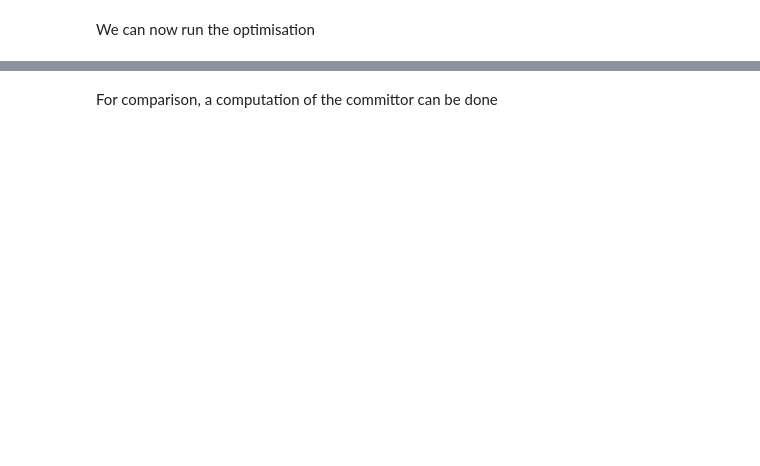
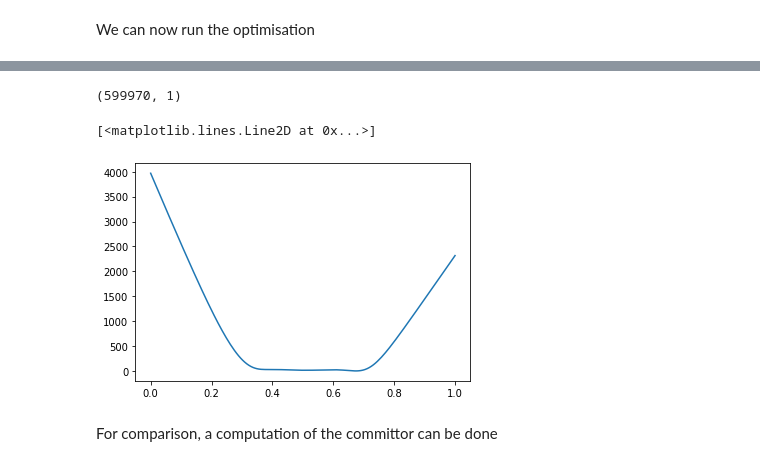
Before and after one commit to langevinmodel/folie, a Jupyter notebook: examples/tutorials/optimal_cv_transition.ipynb, the cells around one changed output, grey strips where cells are left out. Cells and saved outputs as stored; diff of their text form; code cells hidden in the pictures; blank space fills up the shorter version.

```diff
--- a/examples/tutorials/optimal_cv_transition.ipynb
+++ b/examples/tutorials/optimal_cv_transition.ipynb
@@ -89,0 +77,7 @@ beta = torch.tensor(1/10)
+# %%
+# Transform data into torch tensor
+est=fl.KramersMoyalEstimator(model_simu)
+for trj in data:
+    est.preprocess_traj(trj)
+xt_torch=torch.Tensor(np.concatenate([(trj["xt"]) for trj in data], axis=0))
+x_torch=torch.Tensor(np.concatenate([(trj["x"]) for trj in data], axis=0))
@@ -110,2 +247,14 @@ We can now run the optimisation
+# %%
+est=fl.KramersMoyalEstimator(model_fit)
+data_proj = fl.Trajectories()
+data_proj.append({"x": projection(x_torch).detach().numpy(), "xt": projection(xt_torch).detach().numpy(), "dt":dt})
+print(data_proj[0]["x"].shape)
+est.fit(data_proj)
+pmf=fl.analysis.free_energy_profile_1d(model_fit, np.linspace(0.2,0.8,150))
+plt.plot(np.linspace(0,1,150), pmf)
+# %% [output]
+(599970, 1)
+[<matplotlib.lines.Line2D at 0x...>]
+[figure, added]
 # %% [markdown]
 For comparison, a computation of the committor can be done
```
Also changed, not shown: parts of 19 cells of this notebook, 1 other file.
